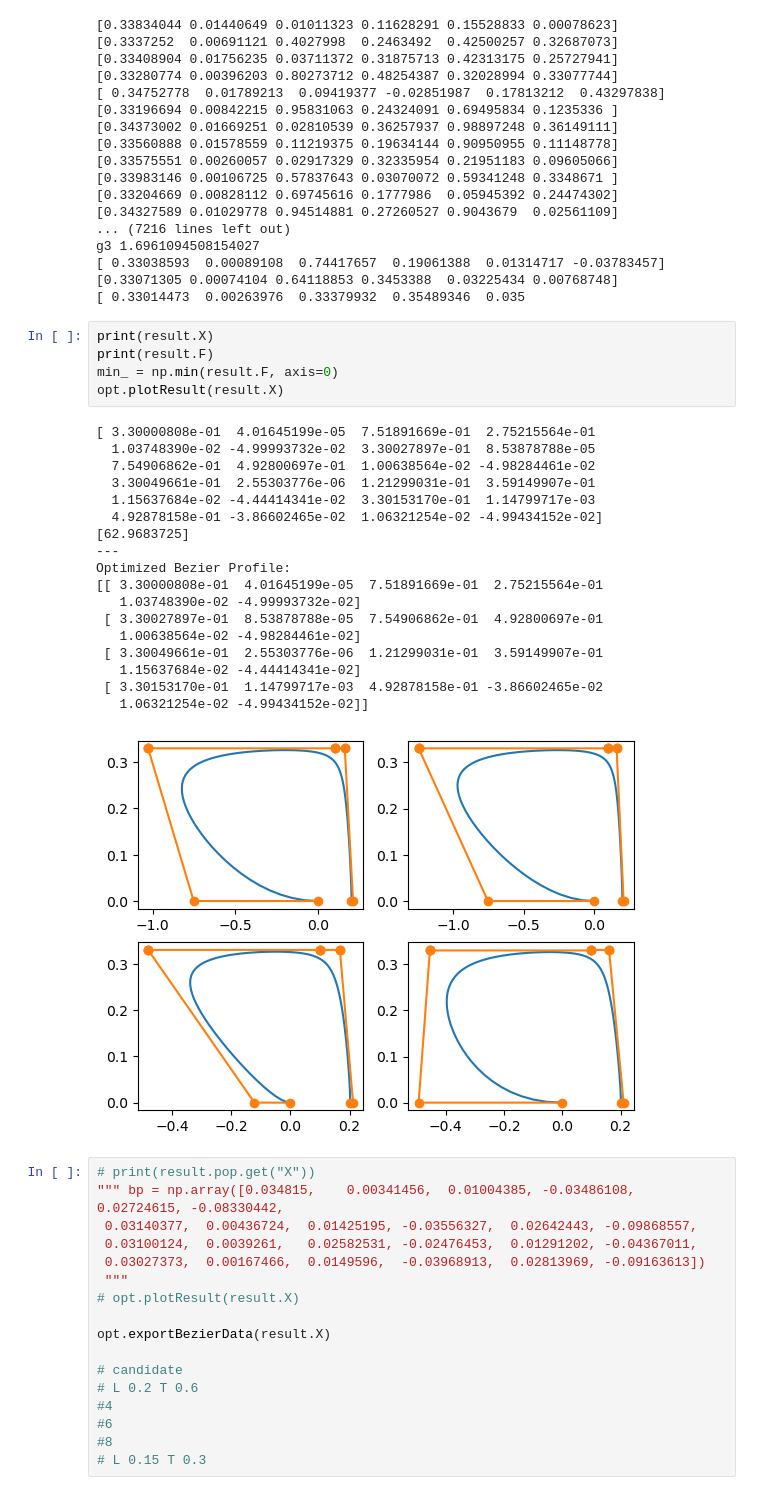
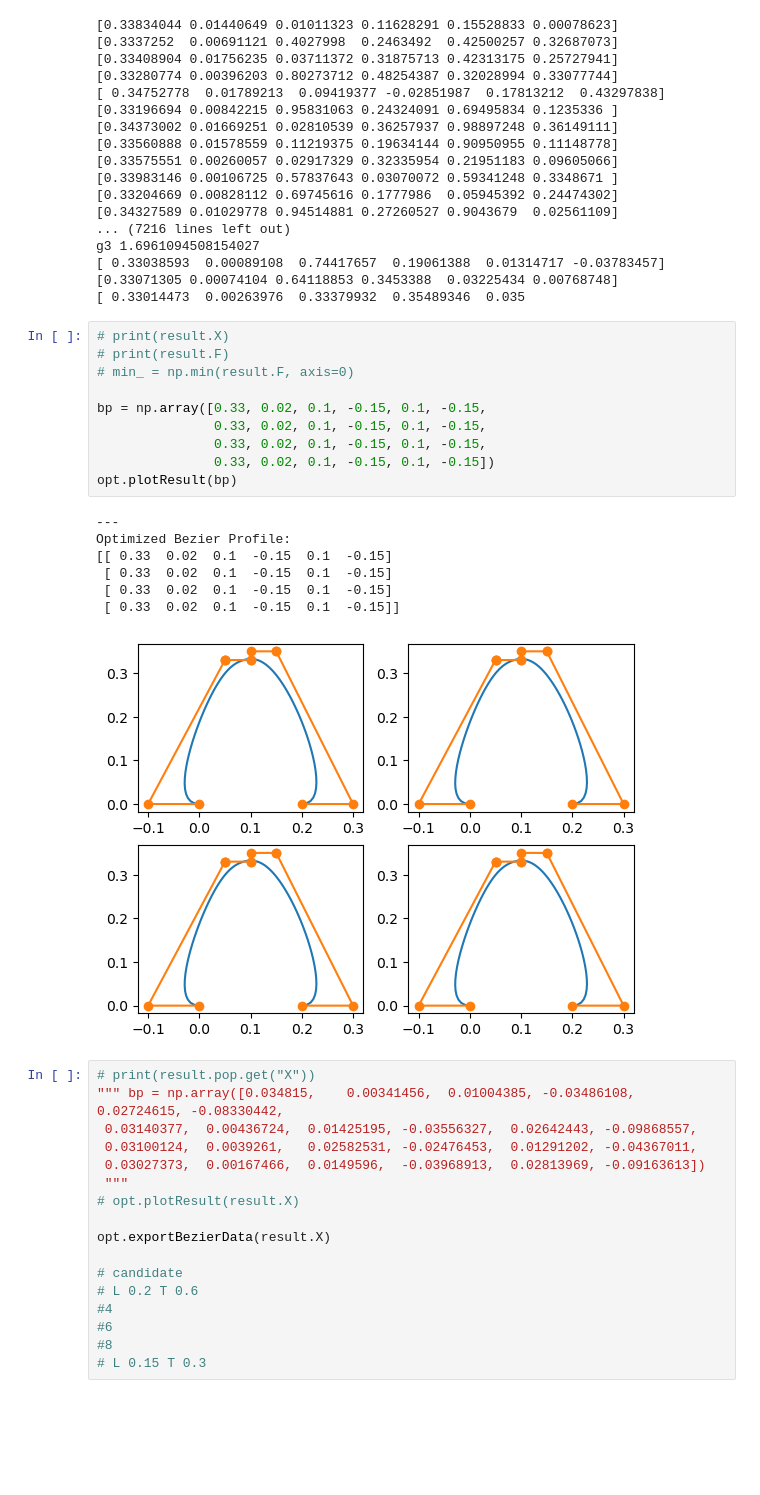
Before and after one commit to guanlunlu/MBD_Corgi_python, a Jupyter notebook: script/pymoo.ipynb, the cells around one changed output. Cells and saved outputs as stored; diff of their text form; blank space fills up the shorter version.

```diff
--- a/script/pymoo.ipynb
+++ b/script/pymoo.ipynb
@@ -130,30 +126,24 @@ g3 1.6961094508154027
 [ 0.33038593  0.00089108  0.74417657  0.19061388  0.01314717 -0.03783457]
 [0.33071305 0.00074104 0.64118853 0.3453388  0.03225434 0.00768748]
 [ 0.33014473  0.00263976  0.33379932  0.35489346  0.035
-# %%
-print(result.X)
-print(result.F)
-min_ = np.min(result.F, axis=0)
-opt.plotResult(result.X)
-# %% [output]
-[ 3.30000808e-01  4.01645199e-05  7.51891669e-01  2.75215564e-01
-  1.03748390e-02 -4.99993732e-02  3.30027897e-01  8.53878788e-05
-  7.54906862e-01  4.92800697e-01  1.00638564e-02 -4.98284461e-02
-  3.30049661e-01  2.55303776e-06  1.21299031e-01  3.59149907e-01
-  1.15637684e-02 -4.44414341e-02  3.30153170e-01  1.14799717e-03
-  4.92878158e-01 -3.86602465e-02  1.06321254e-02 -4.99434152e-02]
-[62.9683725]
----
-Optimized Bezier Profile:
-[[ 3.30000808e-01  4.01645199e-05  7.51891669e-01  2.75215564e-01
-   1.03748390e-02 -4.99993732e-02]
- [ 3.30027897e-01  8.53878788e-05  7.54906862e-01  4.92800697e-01
-   1.00638564e-02 -4.98284461e-02]
- [ 3.30049661e-01  2.55303776e-06  1.21299031e-01  3.59149907e-01
-   1.15637684e-02 -4.44414341e-02]
- [ 3.30153170e-01  1.14799717e-03  4.92878158e-01 -3.86602465e-02
-   1.06321254e-02 -4.99434152e-02]]
-[figure, removed]
+# %%
+# print(result.X)
+# print(result.F)
+# min_ = np.min(result.F, axis=0)
+
+bp = np.array([0.33, 0.02, 0.1, -0.15, 0.1, -0.15,
+               0.33, 0.02, 0.1, -0.15, 0.1, -0.15,
+               0.33, 0.02, 0.1, -0.15, 0.1, -0.15,
+               0.33, 0.02, 0.1, -0.15, 0.1, -0.15])
+opt.plotResult(bp)
+# %% [output]
+---
+Optimized Bezier Profile:
+[[ 0.33  0.02  0.1  -0.15  0.1  -0.15]
+ [ 0.33  0.02  0.1  -0.15  0.1  -0.15]
+ [ 0.33  0.02  0.1  -0.15  0.1  -0.15]
+ [ 0.33  0.02  0.1  -0.15  0.1  -0.15]]
+[figure, added]
 # %%
 # print(result.pop.get("X"))
 """ bp = np.array([0.034815,    0.00341456,  0.01004385, -0.03486108,  0.02724615, -0.08330442,
```
Also changed, not shown: parts of 1 cell of this notebook, 5 other files.
